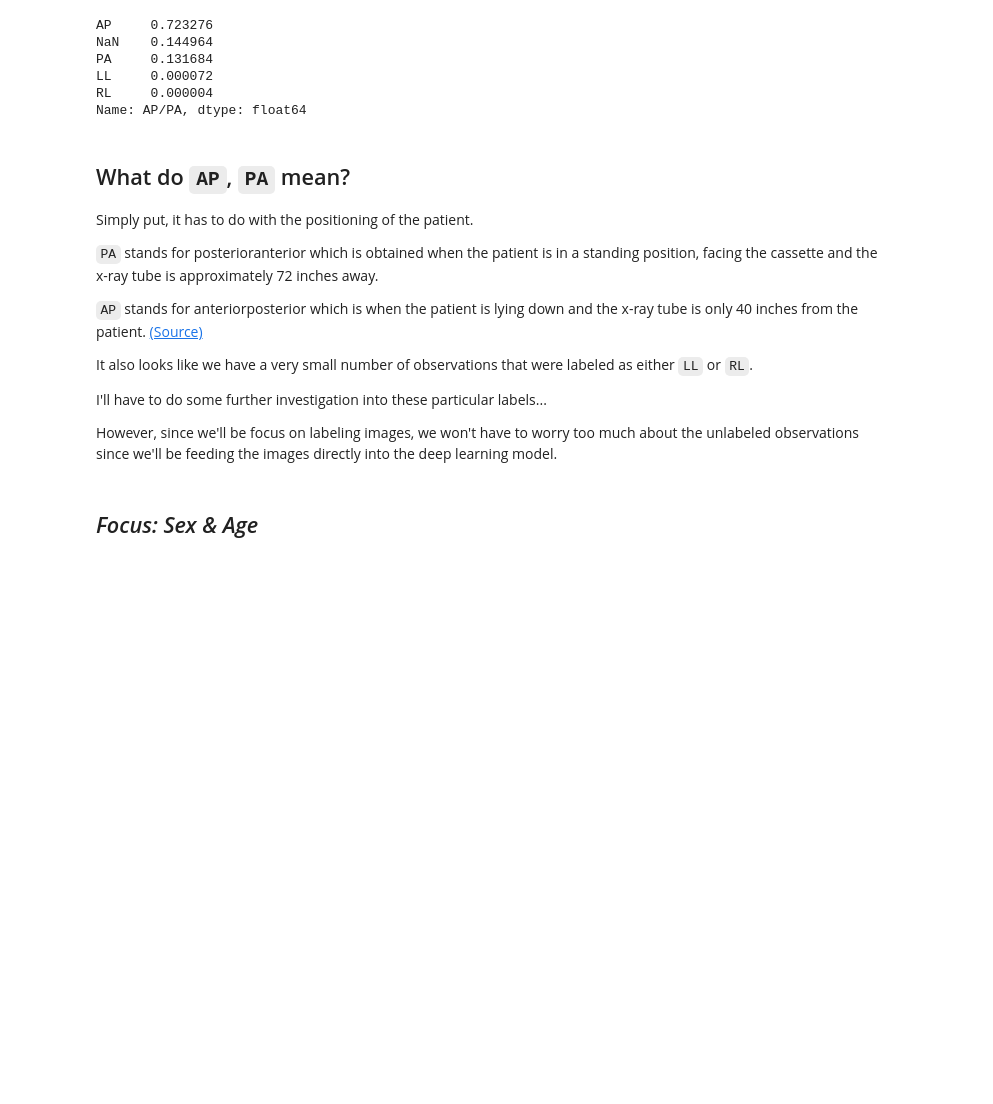
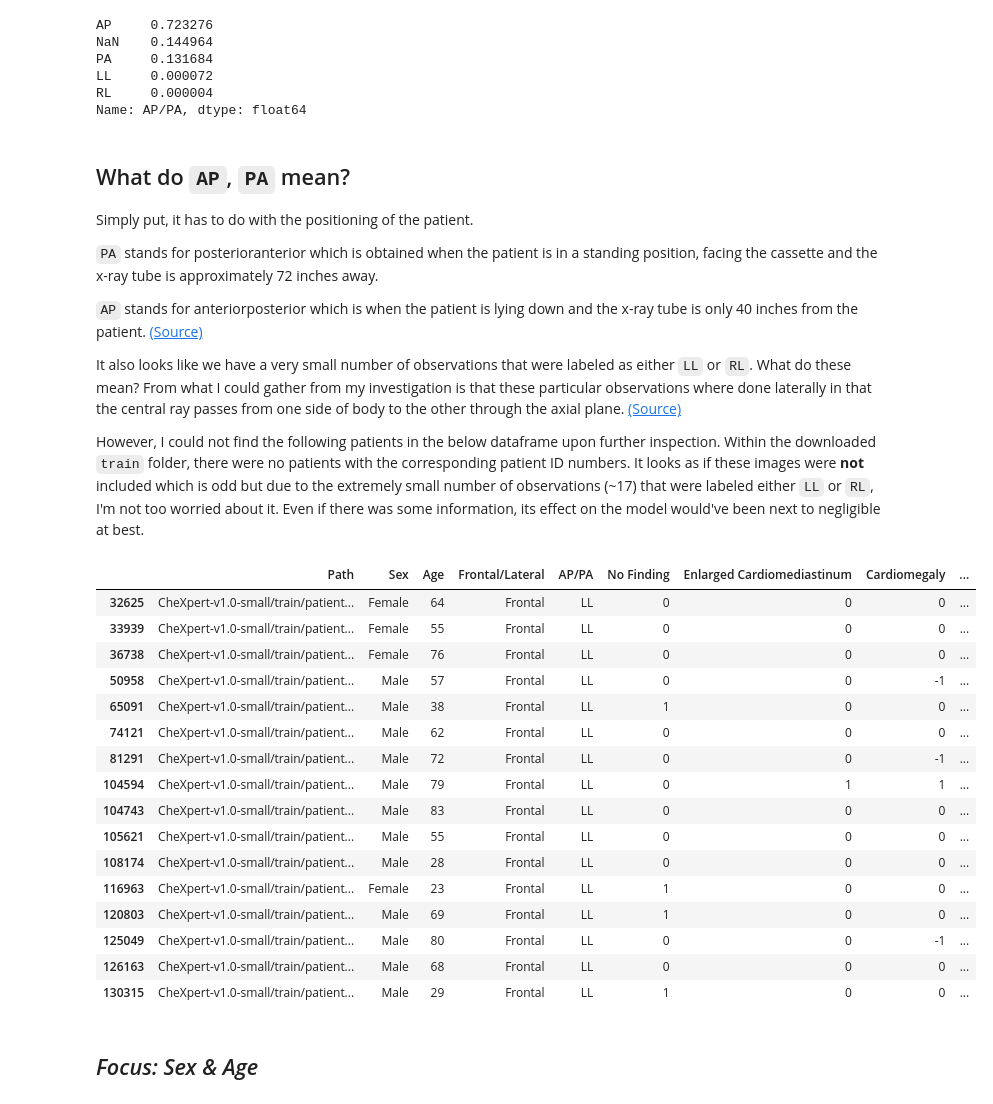
Before and after one commit to earny-joe/Springboard-DS-Portfolio, a Jupyter notebook: capstone_2/exploration/chexpert_eda-final.ipynb, the cells around one changed output. Drawn from its saved outputs; the diff is of its cells as text; code cells hidden in the pictures; blank space fills up the shorter version.

```diff
--- a/capstone_2/exploration/chexpert_eda-final.ipynb
+++ b/capstone_2/exploration/chexpert_eda-final.ipynb
@@ -131,11 +133,30 @@ Simply put, it has to do with the positioning of the patient.
 
 `AP` stands for anteriorposterior which is when the patient is lying down and the x-ray tube is only 40 inches from the patient. [(Source)](https://www.med-ed.virginia.edu/courses/rad/cxr/technique3chest.html)
 
-It also looks like we have a very small number of observations that were labeled as either `LL` or `RL`.
+It also looks like we have a very small number of observations that were labeled as either `LL` or `RL`. What do these mean? From what I could gather from my investigation is that these particular observations where done laterally in that the central ray passes from one side of body to the other through the axial plane. [(Source)](https://radiopaedia.org/articles/radiographic-positioning-terminology?lang=us)
 
-I'll have to do some further investigation into these particular labels...
-
-However, since we'll be focus on labeling images, we won't have to worry too much about the unlabeled observations since we'll be feeding the images directly into the deep learning model.
+However, I could not find the following patients in the below dataframe upon further inspection. Within the downloaded `train` folder, there were no patients with the corresponding patient ID numbers. It looks as if these images were __not__ included which is odd but due to the extremely small number of observations (~17) that were labeled either `LL` or `RL`, I'm not too worried about it. Even if there was some information, its effect on the model would've been next to negligible at best.
+# %%
+ll_df = train_df[train_df['AP/PA'] == 'LL']
+ll_df
+# %% [output]
+|  | Path | Sex | Age | Frontal/Lateral | AP/PA | No Finding | Enlarged Cardiomediastinum | Cardiomegaly | ... |
+| 32625 | CheXpert-v1.0-small/train/patient... | Female | 64 | Frontal | LL | 0 | 0 | 0 | ... |
+| 33939 | CheXpert-v1.0-small/train/patient... | Female | 55 | Frontal | LL | 0 | 0 | 0 | ... |
+| 36738 | CheXpert-v1.0-small/train/patient... | Female | 76 | Frontal | LL | 0 | 0 | 0 | ... |
+| 50958 | CheXpert-v1.0-small/train/patient... | Male | 57 | Frontal | LL | 0 | 0 | -1 | ... |
+| 65091 | CheXpert-v1.0-small/train/patient... | Male | 38 | Frontal | LL | 1 | 0 | 0 | ... |
+| 74121 | CheXpert-v1.0-small/train/patient... | Male | 62 | Frontal | LL | 0 | 0 | 0 | ... |
+| 81291 | CheXpert-v1.0-small/train/patient... | Male | 72 | Frontal | LL | 0 | 0 | -1 | ... |
+| 104594 | CheXpert-v1.0-small/train/patient... | Male | 79 | Frontal | LL | 0 | 1 | 1 | ... |
+| 104743 | CheXpert-v1.0-small/train/patient... | Male | 83 | Frontal | LL | 0 | 0 | 0 | ... |
+| 105621 | CheXpert-v1.0-small/train/patient... | Male | 55 | Frontal | LL | 0 | 0 | 0 | ... |
+| 108174 | CheXpert-v1.0-small/train/patient... | Male | 28 | Frontal | LL | 0 | 0 | 0 | ... |
+| 116963 | CheXpert-v1.0-small/train/patient... | Female | 23 | Frontal | LL | 1 | 0 | 0 | ... |
+| 120803 | CheXpert-v1.0-small/train/patient... | Male | 69 | Frontal | LL | 1 | 0 | 0 | ... |
+| 125049 | CheXpert-v1.0-small/train/patient... | Male | 80 | Frontal | LL | 0 | 0 | -1 | ... |
+| 126163 | CheXpert-v1.0-small/train/patient... | Male | 68 | Frontal | LL | 0 | 0 | 0 | ... |
+| 130315 | CheXpert-v1.0-small/train/patient... | Male | 29 | Frontal | LL | 1 | 0 | 0 | ... |
 # %% [markdown]
 ## _Focus: Sex & Age_
 # %%
```
Also changed, not shown: parts of 10 cells of this notebook, 13 other files.
